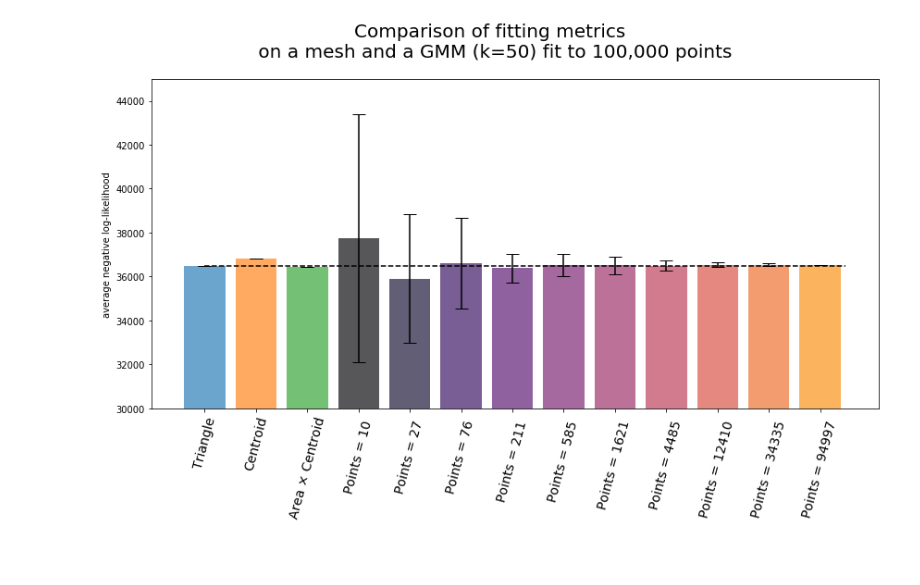
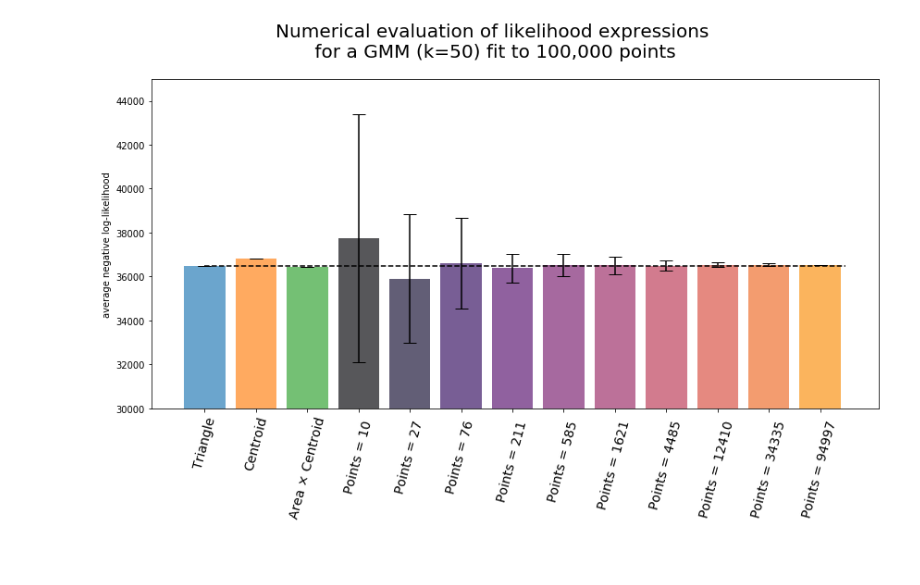
Before and after one commit to leonidk/direct_gmm, a Jupyter notebook: likelihood.ipynb, the cells around one changed output. Saved outputs shown, nothing was run; the diff lists cells and outputs as text; code cells hidden in the pictures.

```diff
--- a/likelihood.ipynb
+++ b/likelihood.ipynb
@@ -24,35 +24,35 @@ def pname(s):
         else:
             return s
 
 for idx,df in enumerate(dfs[-1:]):
     ind = np.arange(1,df.shape[0]+1)
     # inferno summer magma
     ax = plt.gca()#plt.subplot(2,1,idx+1)
     colors =[_['color'] for _ in list(plt.rcParams['axes.prop_cycle'])[:3]]
     colors = colors + [plt.cm.inferno(i/float(df.shape[0]-1)) for i in range(df.shape[0]-3)]
     #print(colors)
     ax.bar(np.arange(1, df.shape[0]+1), -df.mu, yerr=df.s*2, align='center',
            alpha=0.66, ecolor='black', capsize=7, color=colors)
     #if idx != 0:
     ax.set_xticklabels([pname(_) for _ in df.label],rotation=75,fontdict={'fontsize':14})
     #else:
     #    ax.set_xticklabels([])
     ax.set_xticks(ind)
     if idx == 0:
         ax.set_ylabel('average negative log-likelihood')
     else:
         ax.set_ylabel('average of all mixture & sample log-likelihoods')
     #ax.set_ylim((df.mu-2.5*df.s).min(),(df.mu+2.5*df.s).max())
     plt.hlines(-df.iloc[0,1],1,ind.max()+0.5,linestyles='--')
     #ax.set_ylim([0, 100])
     #ax.set_ylabel('Percent usage')
     #ax.set_title('System Monitor')
     ax.set_ylim([30000,45000])
 #plt.tight_layout()
-fig.suptitle("Comparison of fitting metrics \n on a mesh and a GMM (k=50) fit to 100,000 points", fontsize=20)
+fig.suptitle("Numerical evaluation of likelihood expressions\n for a GMM (k=50) fit to 100,000 points", fontsize=20)
 fig.tight_layout(rect=[0, 0.03, 1, 0.9])
-fig.savefig("likelihood2.pdf")
+fig.savefig("likelihood3.pdf")
 # %% [output]
-[figure, old version]
+[figure, new version]
 # %% [markdown]
 ######
```
Also changed, not shown: 4 other files.
